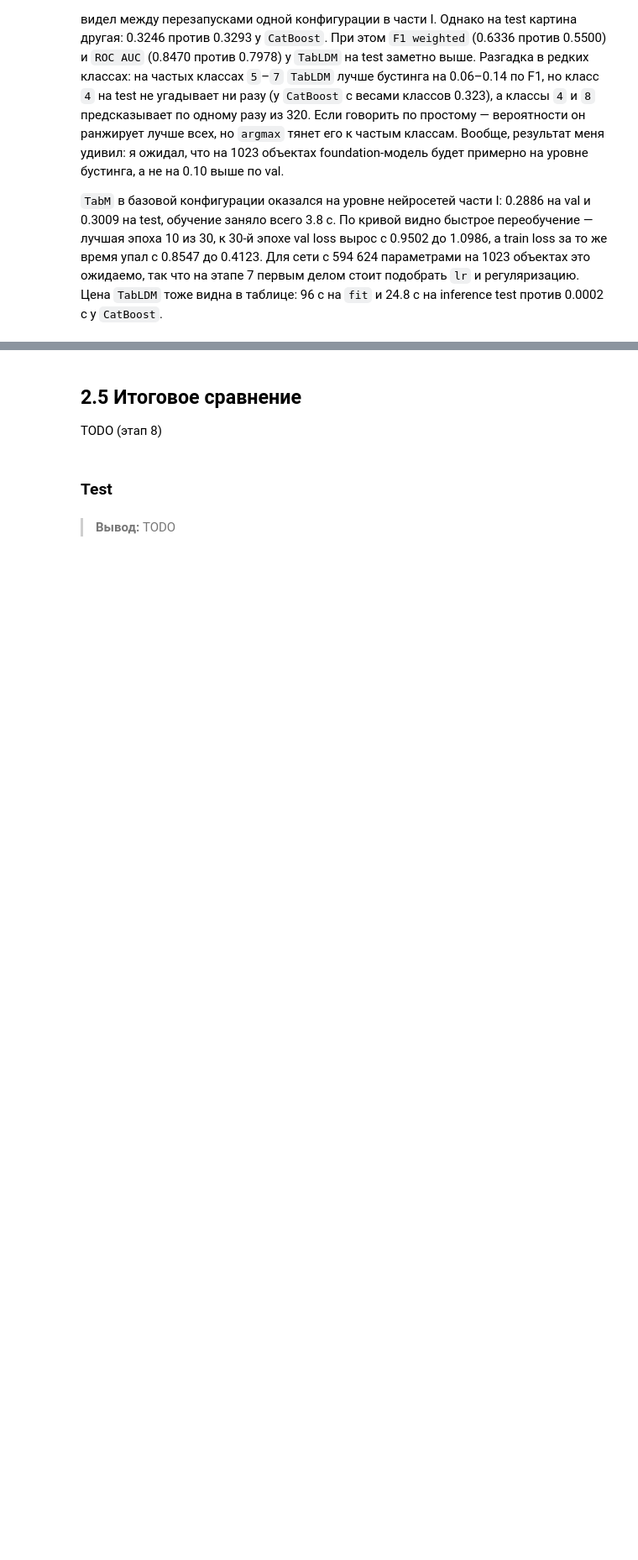
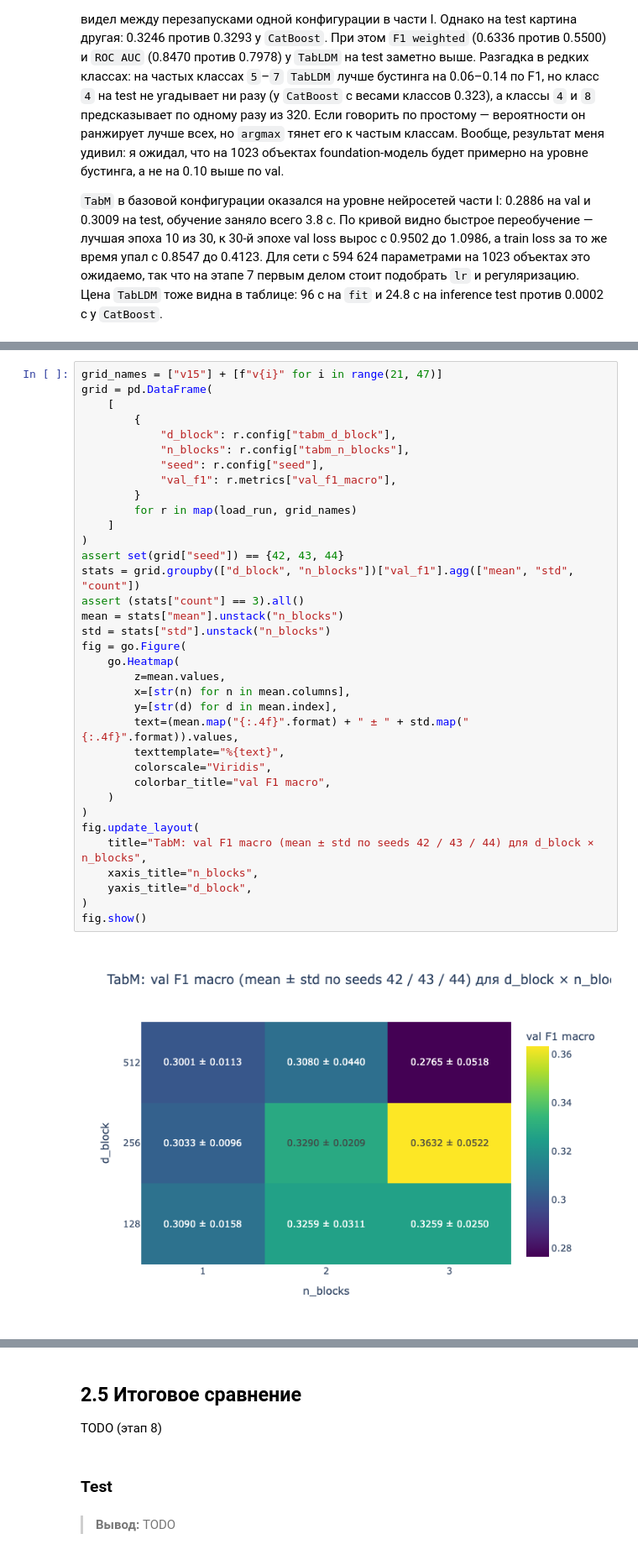
Before and after one commit to 2made1ra/ml-3, a Jupyter notebook: lab-1/lab-1.ipynb, the cells around one changed output, grey strips where cells are left out. Shown at 84% size. Drawn from its saved outputs; the diff is of its cells as text; blank space fills up the shorter version.

Commit message:
docs(lab1): этап 7 — раздел 2.4 ноутбука, выводы, итоги 5 seeds
Co-Authored-By: Claude Opus 5.5 <noreply@anthropic.com>

```diff
--- a/lab-1/lab-1.ipynb
+++ b/lab-1/lab-1.ipynb
@@ -785,0 +1064,37 @@ TODO (этап 7: базовые конфигурации, эксперимен
+# %%
+grid_names = ["v15"] + [f"v{i}" for i in range(21, 47)]
+grid = pd.DataFrame(
+    [
+        {
+            "d_block": r.config["tabm_d_block"],
+            "n_blocks": r.config["tabm_n_blocks"],
+            "seed": r.config["seed"],
+            "val_f1": r.metrics["val_f1_macro"],
+        }
+        for r in map(load_run, grid_names)
+    ]
+)
+assert set(grid["seed"]) == {42, 43, 44}
+stats = grid.groupby(["d_block", "n_blocks"])["val_f1"].agg(["mean", "std", "count"])
+assert (stats["count"] == 3).all()
+mean = stats["mean"].unstack("n_blocks")
+std = stats["std"].unstack("n_blocks")
+fig = go.Figure(
+    go.Heatmap(
+        z=mean.values,
+        x=[str(n) for n in mean.columns],
+        y=[str(d) for d in mean.index],
+        text=(mean.map("{:.4f}".format) + " ± " + std.map("{:.4f}".format)).values,
+        texttemplate="%{text}",
+        colorscale="Viridis",
+        colorbar_title="val F1 macro",
+    )
+)
+fig.update_layout(
+    title="TabM: val F1 macro (mean ± std по seeds 42 / 43 / 44) для d_block × n_blocks",
+    xaxis_title="n_blocks",
+    yaxis_title="d_block",
+)
+fig.show()
+# %% [output]
+[figure, added]
```
Also changed, not shown: parts of 11 cells of this notebook, 1 other file.
